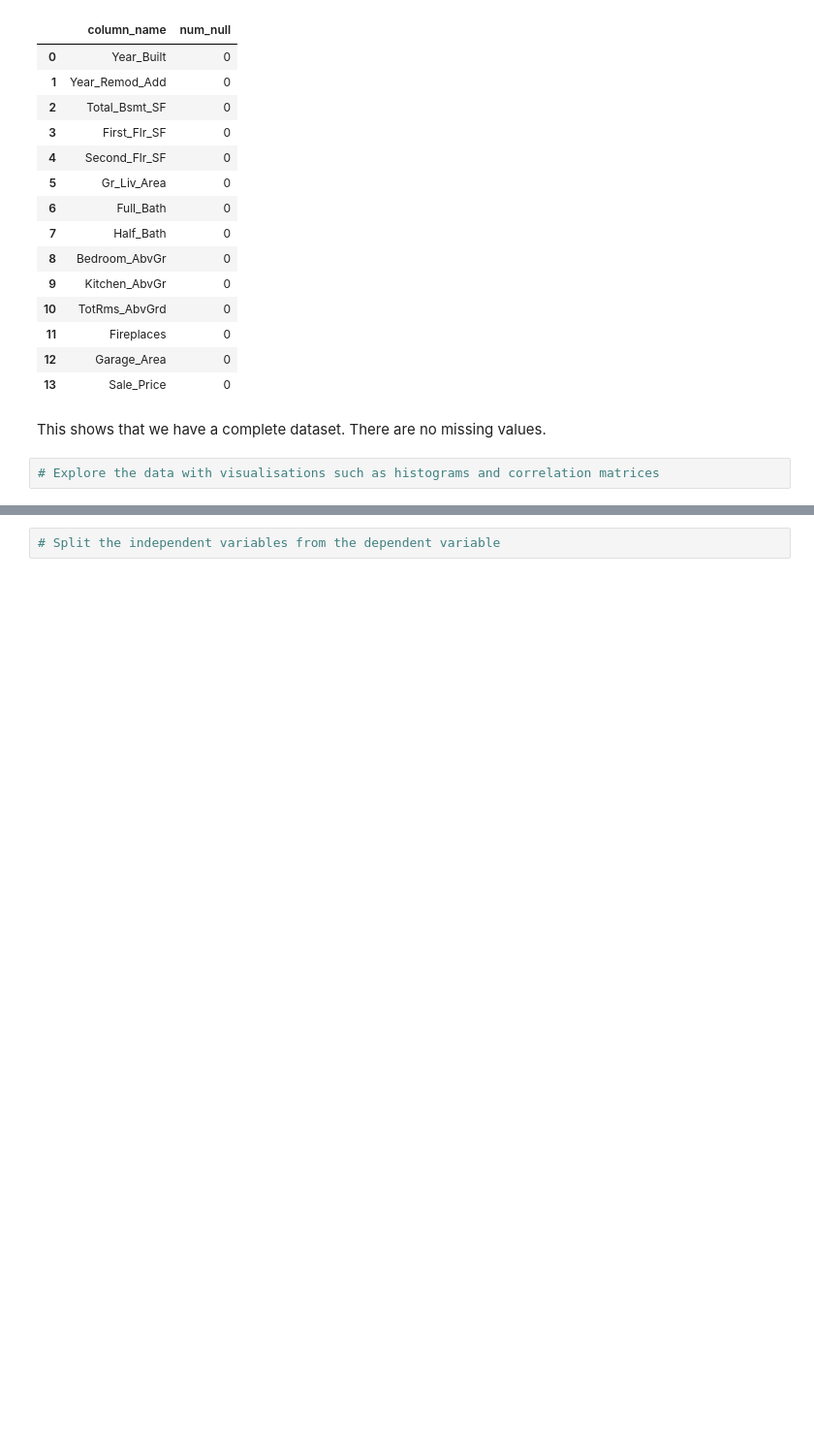
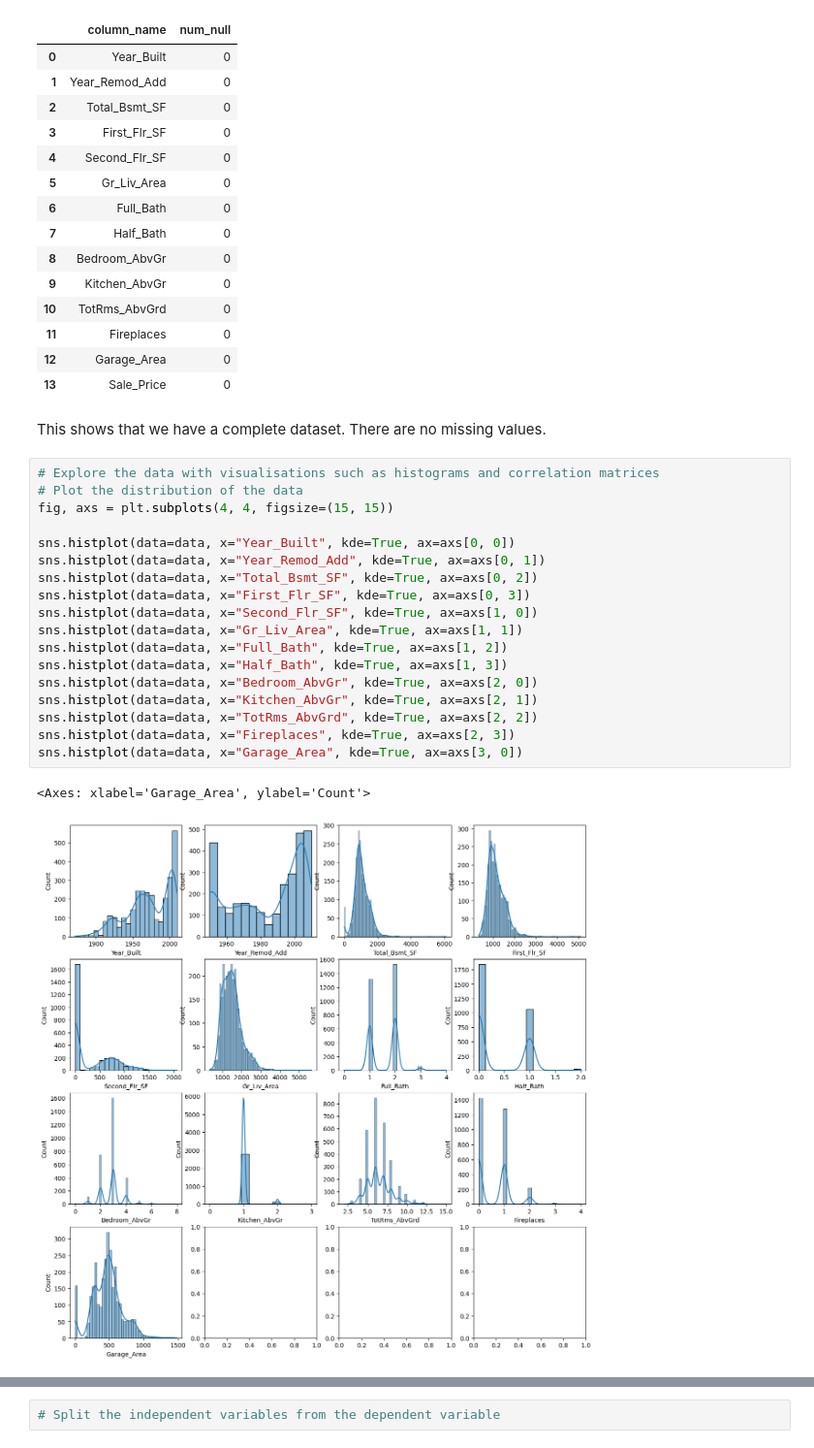
Before and after one commit to a-rosillo/Capstone-Project-Linear-Regression-in-Action, a Jupyter notebook: Linear_Regression_Ames.ipynb, the cells around one changed output, grey strips where cells are left out. Shown at 97% size. Cells and saved outputs as stored; diff of their text form; blank space fills up the shorter version.

Commit message:
Investigated distribution of independent variables

```diff
--- a/Linear_Regression_Ames.ipynb
+++ b/Linear_Regression_Ames.ipynb
@@ -75,5 +75,24 @@ pd.DataFrame({'column_name': column, 'num_null': data[column].isnull().sum()} fo
 | 13 | Sale_Price | 0 |
 # %% [markdown]
 This shows that we have a complete dataset. There are no missing values.
-# %%
-# Explore the data with visualisations such as histograms and correlation matrices
+# %%
+# Explore the data with visualisations such as histograms and correlation matrices
+# Plot the distribution of the data
+fig, axs = plt.subplots(4, 4, figsize=(15, 15))
+
+sns.histplot(data=data, x="Year_Built", kde=True, ax=axs[0, 0])
+sns.histplot(data=data, x="Year_Remod_Add", kde=True, ax=axs[0, 1])
+sns.histplot(data=data, x="Total_Bsmt_SF", kde=True, ax=axs[0, 2])
+sns.histplot(data=data, x="First_Flr_SF", kde=True, ax=axs[0, 3])
+sns.histplot(data=data, x="Second_Flr_SF", kde=True, ax=axs[1, 0])
+sns.histplot(data=data, x="Gr_Liv_Area", kde=True, ax=axs[1, 1])
+sns.histplot(data=data, x="Full_Bath", kde=True, ax=axs[1, 2])
+sns.histplot(data=data, x="Half_Bath", kde=True, ax=axs[1, 3])
+sns.histplot(data=data, x="Bedroom_AbvGr", kde=True, ax=axs[2, 0])
+sns.histplot(data=data, x="Kitchen_AbvGr", kde=True, ax=axs[2, 1])
+sns.histplot(data=data, x="TotRms_AbvGrd", kde=True, ax=axs[2, 2])
+sns.histplot(data=data, x="Fireplaces", kde=True, ax=axs[2, 3])
+sns.histplot(data=data, x="Garage_Area", kde=True, ax=axs[3, 0])
+# %% [output]
+<Axes: xlabel='Garage_Area', ylabel='Count'>
+[figure, added]
```
Also changed, not shown: parts of 3 cells of this notebook.
